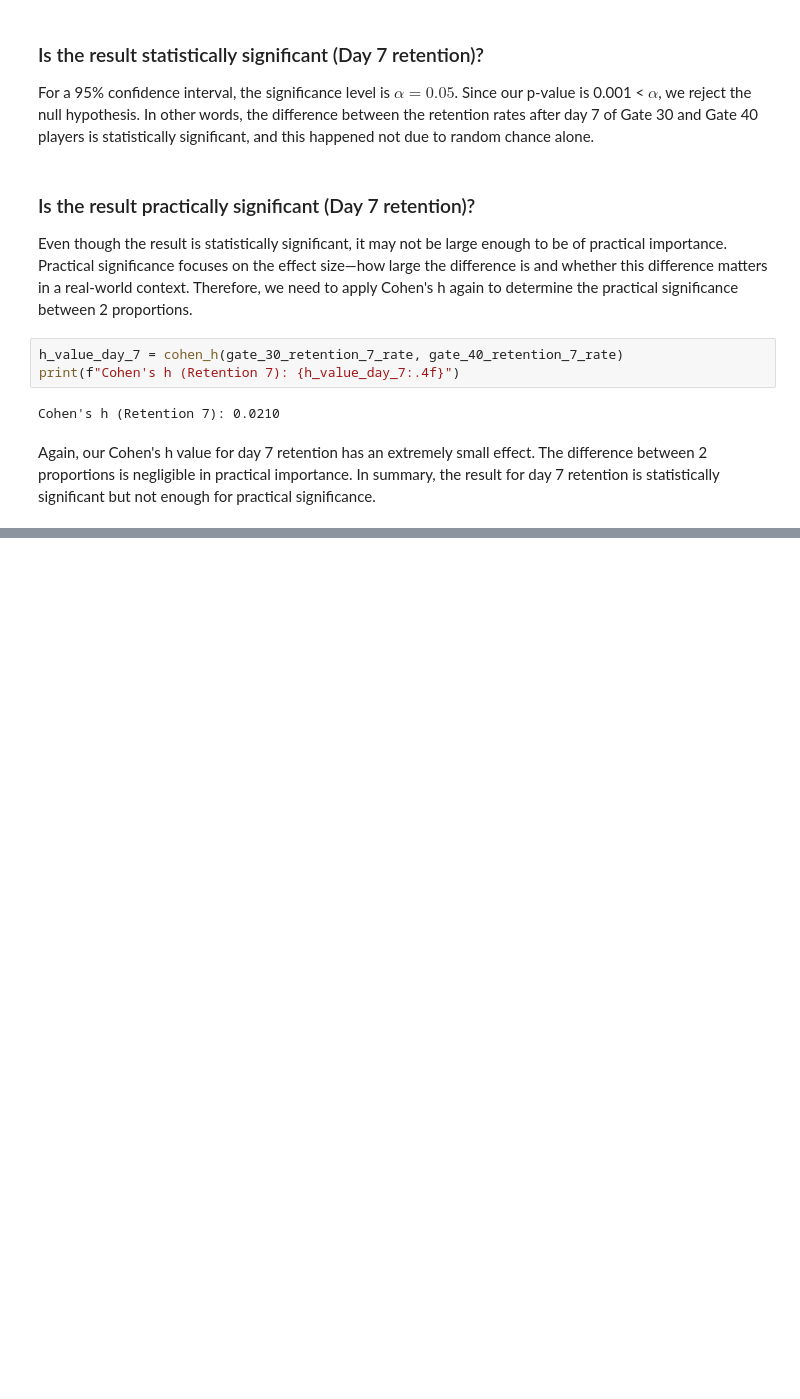
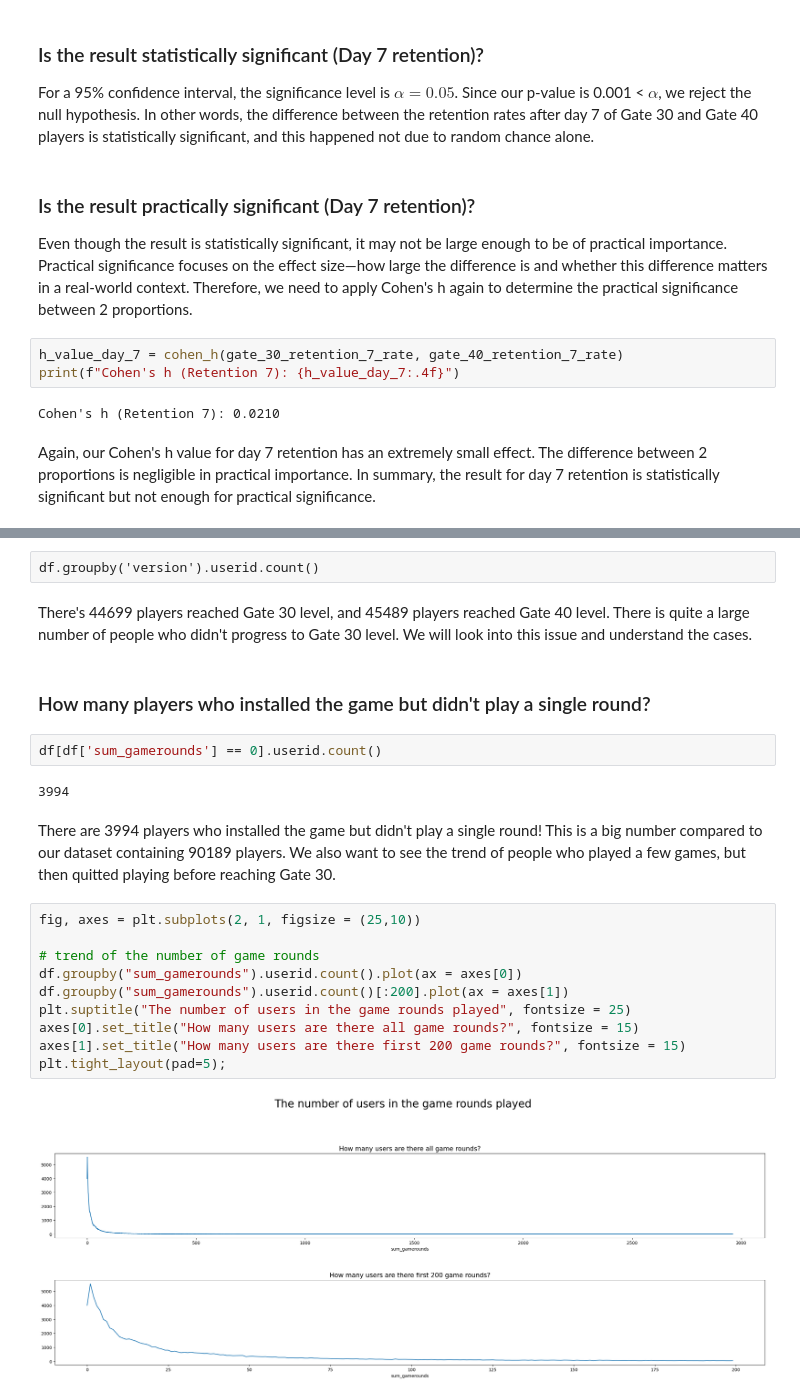
Before and after one commit to noahng08/a-b-testing-cookie-cats, a Jupyter notebook: cookie_cats_ab_testing.ipynb, the cells around one changed output, grey strips where cells are left out. Cells and saved outputs as stored; diff of their text form; blank space fills up the shorter version.

```diff
--- a/cookie_cats_ab_testing.ipynb
+++ b/cookie_cats_ab_testing.ipynb
@@ -244,0 +248,24 @@ Again, our Cohen's h value for day 7 retention has an extremely small effect. Th
+# %% [raw]
+df.groupby('version').userid.count()
+# %% [markdown]
+There's 44699 players reached Gate 30 level, and 45489 players reached Gate 40 level. There is quite a large number of people who didn't progress to Gate 30 level. We will look into this issue and understand the cases.
+# %% [markdown]
+### How many players who installed the game but didn't play a single round?
+# %%
+df[df['sum_gamerounds'] == 0].userid.count()
+# %% [output]
+3994
+# %% [markdown]
+There are 3994 players who installed the game but didn't play a single round! This is a big number compared to our dataset containing 90189 players. We also want to see the trend of people who played a few games, but then quitted playing before reaching Gate 30.
+# %%
+fig, axes = plt.subplots(2, 1, figsize = (25,10))
+
+# trend of the number of game rounds
+df.groupby("sum_gamerounds").userid.count().plot(ax = axes[0])
+df.groupby("sum_gamerounds").userid.count()[:200].plot(ax = axes[1])
+plt.suptitle("The number of users in the game rounds played", fontsize = 25)
+axes[0].set_title("How many users are there all game rounds?", fontsize = 15)
+axes[1].set_title("How many users are there first 200 game rounds?", fontsize = 15)
+plt.tight_layout(pad=5);
+# %% [output]
+[figure, added]
```
Also changed, not shown: parts of 17 cells of this notebook.
